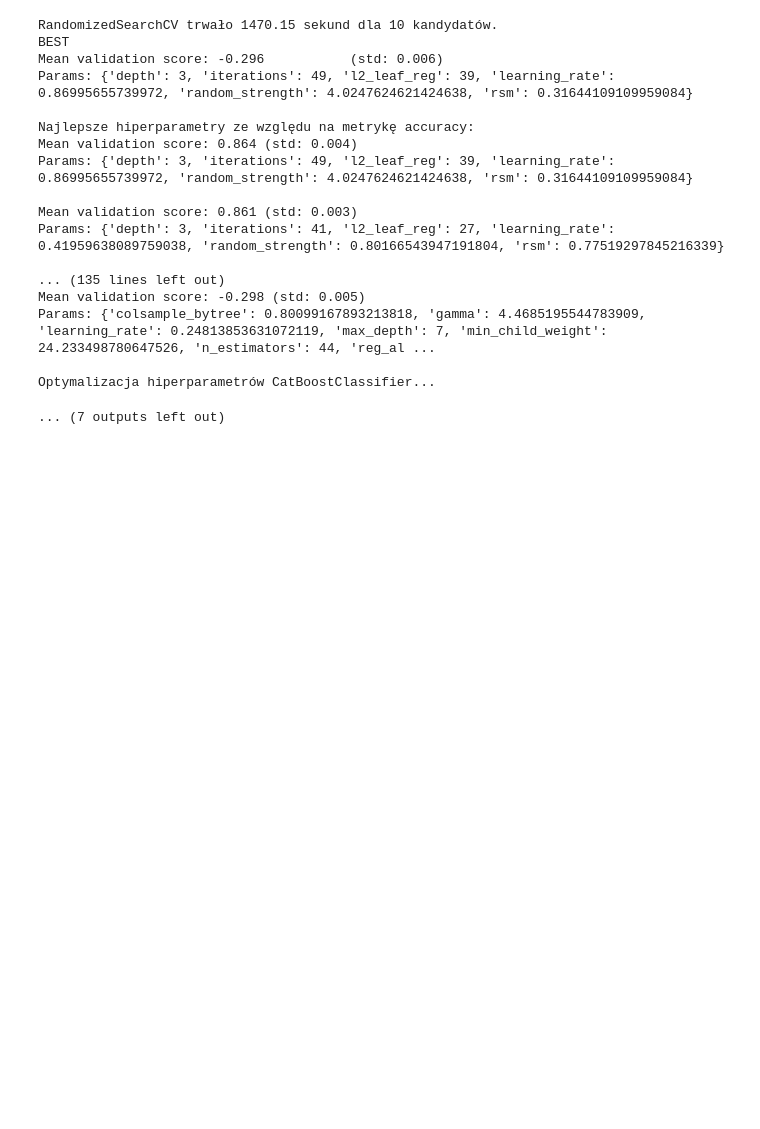
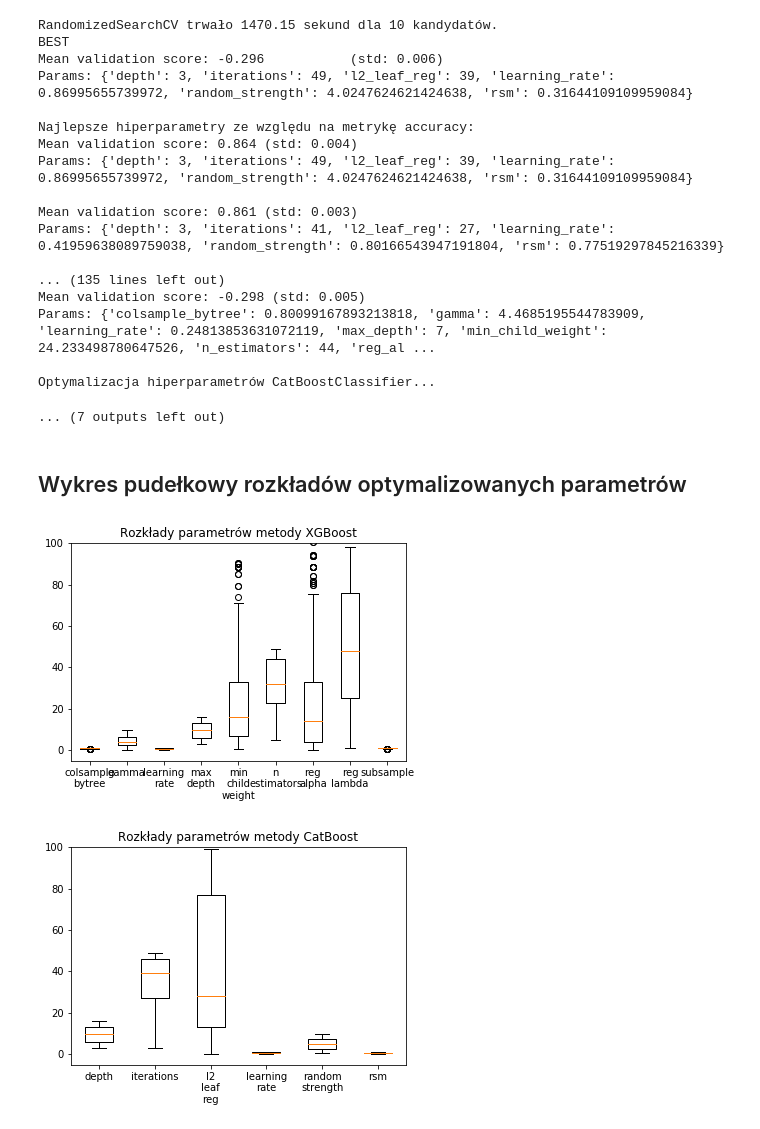
Before and after one commit to Sowul/18z_meum, a Jupyter notebook: 18z_meum.ipynb, the cells around one changed output. Cells and saved outputs as stored; diff of their text form; code cells hidden in the pictures; blank space fills up the shorter version.

Commit message:
Add box-plots

```diff
--- a/18z_meum.ipynb
+++ b/18z_meum.ipynb
@@ -1061,6 +1120,67 @@ Params: {'colsample_bytree': 0.80099167893213818, 'gamma': 4.4685195544783909, '
 
 Optymalizacja hiperparametrów CatBoostClassifier...
 ... (7 outputs left out)
+# %% [markdown]
+## Wykres pudełkowy rozkładów optymalizowanych parametrów
+# %%
+import numpy as np
+import pandas as pd
+import matplotlib.pyplot as plt
+
+
+def num(s):
+    try:
+        return int(s)
+    except ValueError:
+        return float(s)
+
+
+def params_analysis():
+    n_seed = 15
+    n_metrics = 3
+    n_best = 3
+    n_dataset = 3
+    n_clf_rows = n_best*n_metrics
+
+    params_df = pd.read_csv('params.csv', header=None)
+    params_array = params_df.values
+
+    xg_rows = np.concatenate(([False, False], params_df[2] == 'XGBClassifier'), axis=0)
+    xg_params = params_array[xg_rows[: np.shape(xg_rows)[0] - 2], :]
+    xg_params = np.array([[num(y) for y in x] for x in xg_params])
+
+    cat_rows = np.concatenate(([False, False], params_df[2] == 'CatBoostClassifier'), axis=0)
+    cat_params = params_array[cat_rows[: np.shape(cat_rows)[0] - 2], :6]
+    cat_params = np.array([[num(y) for y in x] for x in cat_params])
+
+    pd.DataFrame(data=xg_params).to_csv("xgboost_params.csv", index=False)
+    pd.DataFrame(data=cat_params).to_csv("catboost_params.csv", index=False)
+
+    fig1, ax1 = plt.subplots()
+    ax1.set_title('Rozkłady parametrów metody XGBoost')
+    ax1.boxplot(xg_params)
+    xg_names = list(elem.replace('_', '\n') for elem in params_array[1, :])
+    plt.xticks(np.arange(1, 10), xg_names)
+    axes = plt.gca()
+    axes.set_ylim([-5, 100])
+    plt.show()
+    fig1.savefig('xgboost.png')
+
+    fig2, ax2 = plt.subplots()
+    ax2.set_title('Rozkłady parametrów metody CatBoost')
+    ax2.boxplot(cat_params)
+    cat_names = list(elem.replace('_', '\n') for elem in params_array[n_clf_rows*3+1, :6])
+    plt.xticks(np.arange(1, 7), cat_names)
+    axes = plt.gca()
+    axes.set_ylim([-5, 100])
+    plt.show()
+    fig2.savefig('catboost.png')
+
+
+params_analysis()
+# %% [output]
+[figure, added]
+[figure, added]
 # %% [markdown]
 ## Open In Colab Badge
 
```
Also changed, not shown: parts of 3 cells of this notebook, 12 other files.
